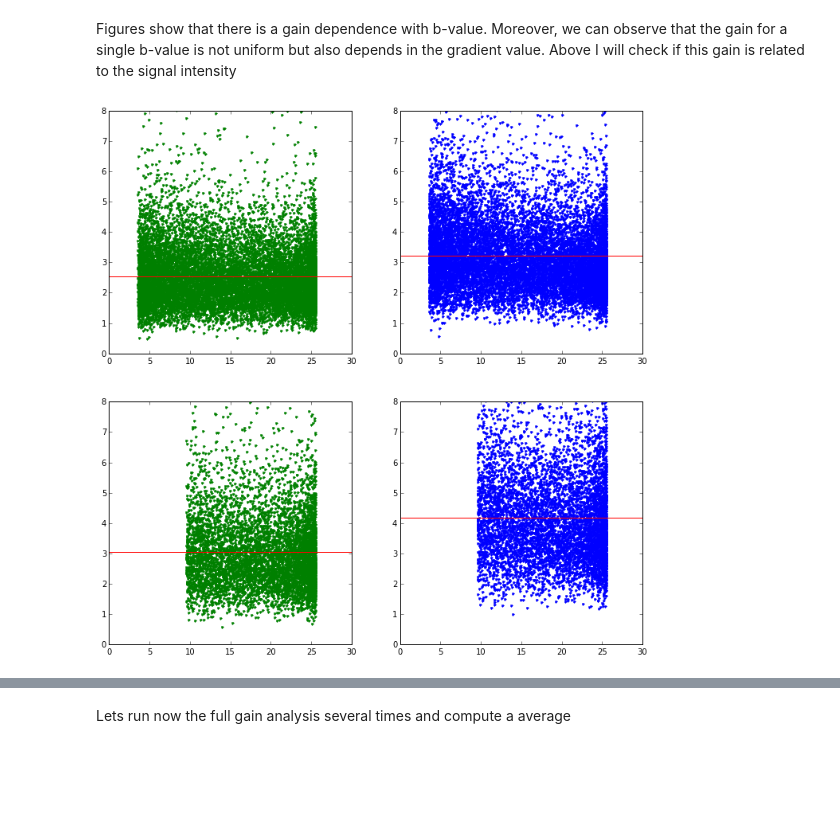
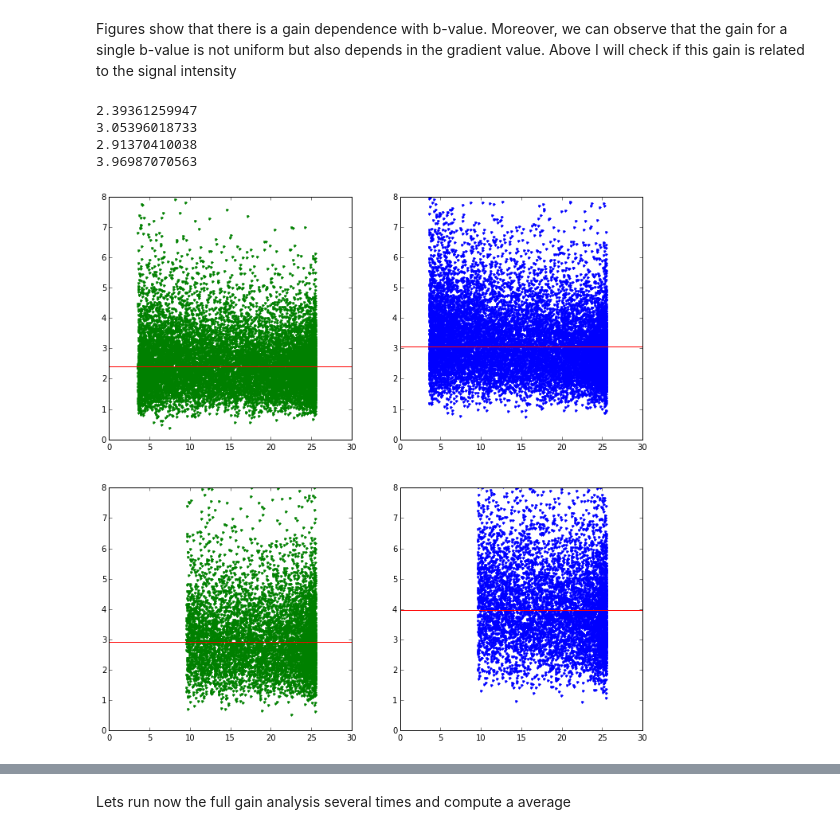
Before and after one commit to RafaelNH/dwi_pca_denoising, a Jupyter notebook: test_overcomplete_gain.ipynb, the cells around one changed output, grey strips where cells are left out. Saved outputs shown, nothing was run; the diff lists cells and outputs as text; code cells hidden in the pictures; blank space fills up the shorter version.

Commit message:
RF: Measuring gain in test_overcomplete_gain.ipynb

```diff
--- a/test_overcomplete_gain.ipynb
+++ b/test_overcomplete_gain.ipynb
@@ -269,33 +269,41 @@ Raw_std1000 = np.std(Phantom_all[2:-2, 2:-2, 2:-2, bvals==1000, :], axis=4, ddof
 # %%
 Gain1000 = Raw_std1000/Pen_std1000
 Gain_over1000 = Raw_std1000/Over_std1000
 Gain1000 = Gain1000.ravel()
 Gain_over1000 = Gain_over1000.ravel()
 
 Gain2000 = Raw_std2000/Pen_std2000
 Gain_over2000 = Raw_std2000/Over_std2000
 Gain2000 = Gain2000.ravel()
 Gain_over2000 = Gain_over2000.ravel()
 
 Phant2000 = Phantom[2:-2, 2:-2, 2:-2, bvals==2000].ravel()
 Phant1000 = Phantom[2:-2, 2:-2, 2:-2, bvals==1000].ravel()
 
 fig, ax = plt.subplots(2, 2, figsize=(12, 12))
 ax[0, 0].plot(Phant2000, Gain2000, '.g')
-ax[0, 0].plot(np.array([0., 30.]), np.mean(Gain2000)*np.ones(2), 'r')
+ax[0, 0].plot(np.array([0., 30.]), np.median(Gain2000)*np.ones(2), 'r')
+print np.median(Gain2000)
 ax[0, 0].set_ylim([0, 8])
 ax[0, 1].plot(Phant2000, Gain_over2000, '.b')
-ax[0, 1].plot(np.array([0., 30.]), np.mean(Gain_over2000)*np.ones(2), 'r')
+print np.median(Gain_over2000)
+ax[0, 1].plot(np.array([0., 30.]), np.median(Gain_over2000)*np.ones(2), 'r')
 ax[0, 1].set_ylim([0, 8])
 ax[1, 0].plot(Phant1000, Gain1000, '.g')
-ax[1, 0].plot(np.array([0., 30.]), np.mean(Gain1000)*np.ones(2), 'r')
+print np.median(Gain1000)
+ax[1, 0].plot(np.array([0., 30.]), np.median(Gain1000)*np.ones(2), 'r')
 ax[1, 0].set_ylim([0, 8])
 ax[1, 1].plot(Phant1000, Gain_over1000, '.b')
-ax[1, 1].plot(np.array([0., 30.]), np.mean(Gain_over1000)*np.ones(2), 'r')
+print np.median(Gain_over1000)
+ax[1, 1].plot(np.array([0., 30.]), np.median(Gain_over1000)*np.ones(2), 'r')
 ax[1, 1].set_ylim([0, 8])
 plt.show()
 # %% [output]
+2.39361259947
+3.05396018733
+2.91370410038
+3.96987070563
-[figure, old version]
+[figure, new version]
 # %%
 bars = np.array([[2.5, 5], [5, 7.5], [7.5, 10], [10, 12.5],
                  [12.5, 15], [15, 17.5], [17.5, 20], [20, 22.5], [22.5, 25]])
```
Also changed, not shown: parts of 9 cells of this notebook, 1 other file.
